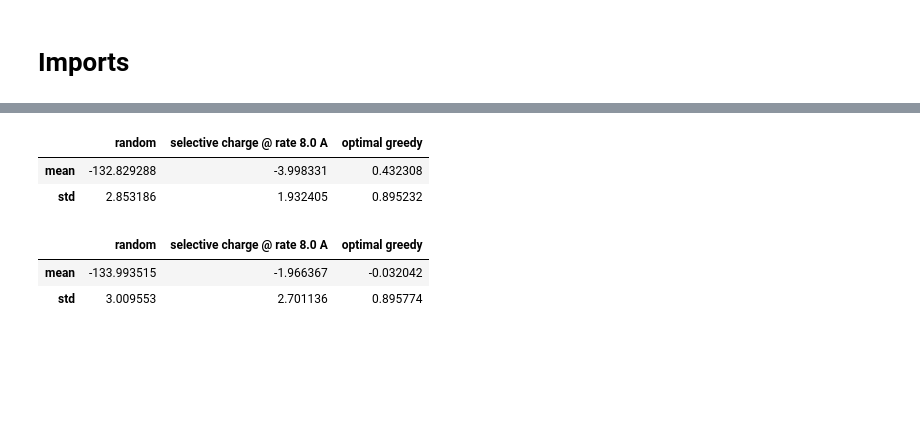
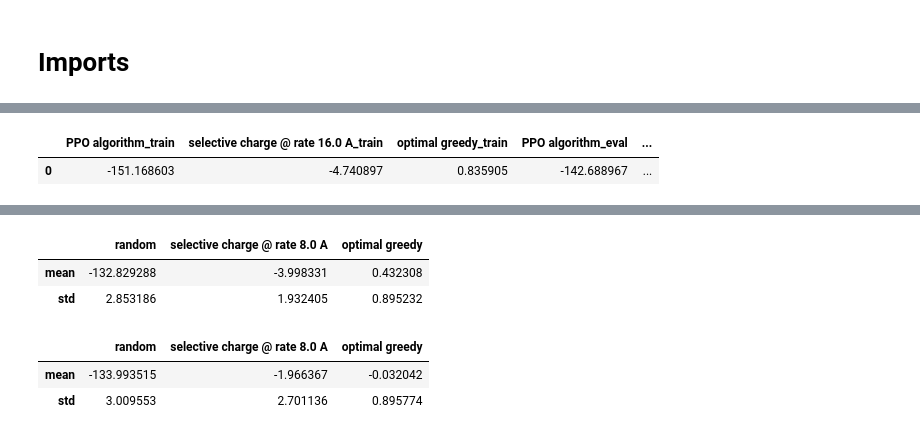
Before and after one commit to chrisyeh96/sustaingym, a Jupyter notebook: examples/baseline_algos.ipynb, the cells around one changed output, grey strips where cells are left out. Drawn from its saved outputs; the diff is of its cells as text; code cells hidden in the pictures; blank space fills up the shorter version.

```diff
--- a/examples/baseline_algos.ipynb
+++ b/examples/baseline_algos.ipynb
@@ -69,3 +28,10 @@ ValueError: __init__() requires a code object with 0 free vars, not 1
+# %%
+import pandas as pd
+
+pd.read_csv('/home/ubuntu/sustaingym/logs/exp_1/results.csv')
+# %% [output]
+|  | PPO algorithm_train | selective charge @ rate 16.0 A_train | optimal greedy_train | PPO algorithm_eval | ... |
+| 0 | -151.168603 | -4.740897 | 0.835905 | -142.688967 | ... |
 # %%
 from datetime import datetime, timedelta
 import pandas as pd
```
Also changed, not shown: parts of 9 cells of this notebook, 58 other files.
